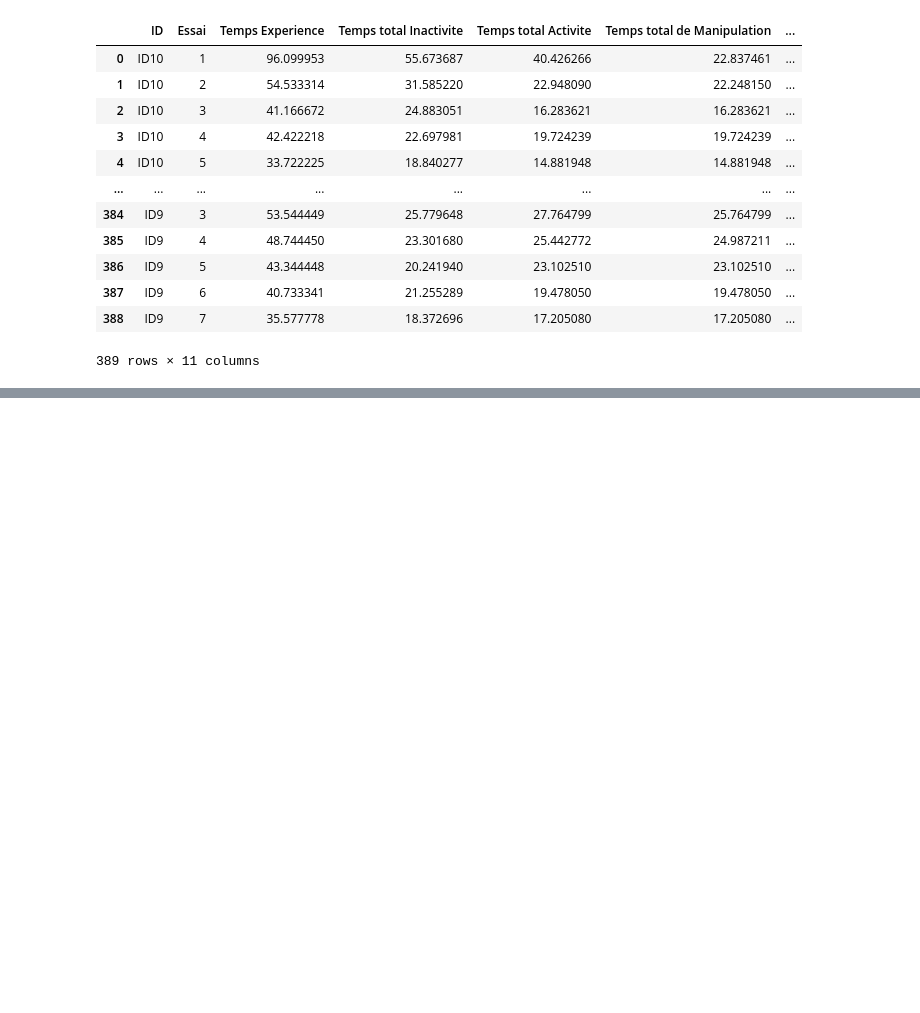
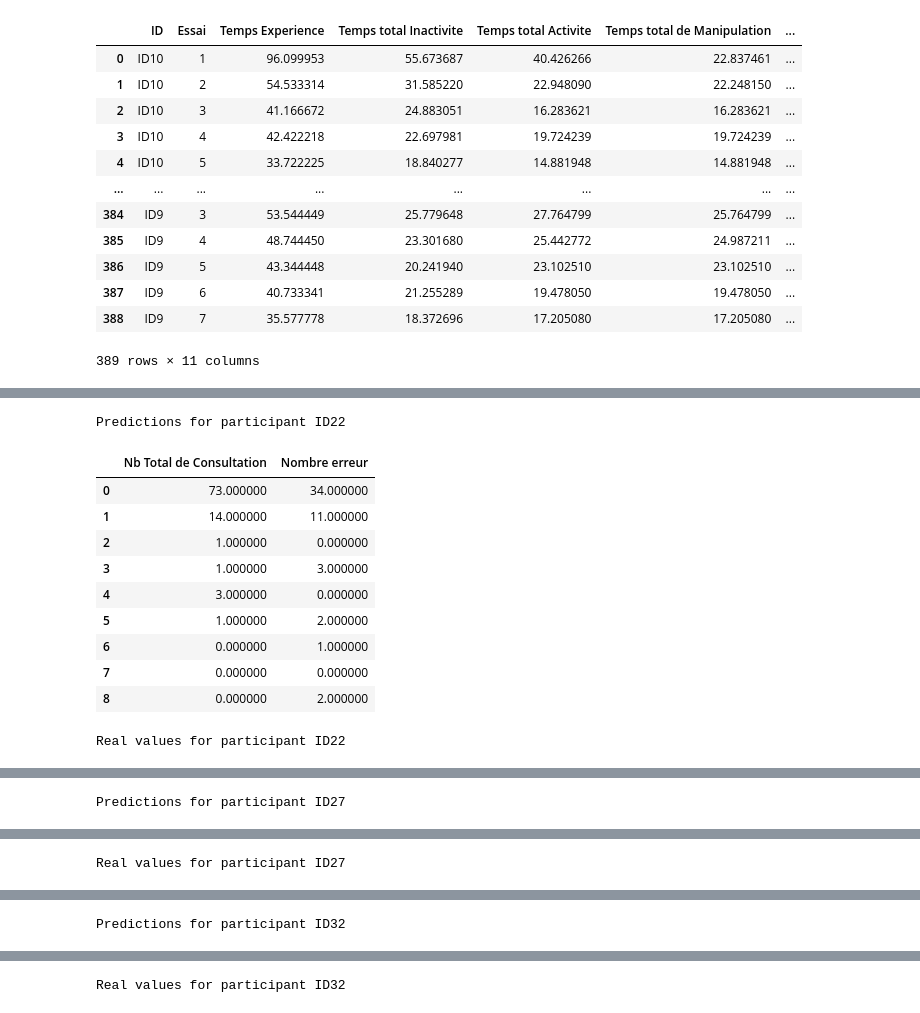
Before and after one commit to fabricioalves206/-human-learning-analytics, a Jupyter notebook: human-learning-analytics.ipynb, the cells around one changed output, grey strips where cells are left out. Cells and saved outputs as stored; diff of their text form; code cells hidden in the pictures; blank space fills up the shorter version.

Commit message:
regression linear and cross validation added

```diff
--- a/human-learning-analytics.ipynb
+++ b/human-learning-analytics.ipynb
@@ -20,0 +34,6 @@ df
+# %%
+features = ["Essai", "Temps Experience", "Temps total Inactivite", "Temps total Activite",
+            "Temps total de Manipulation", "Nbr Total de Manipulation",
+            "Temps Total Consultation Instruction"]
+
+targets = ["Nb Total de Consultation", "Nombre erreur"]
@@ -20,0 +124,10 @@ df
+# %%
+dummy_regressor = DummyRegressor(strategy='mean')
+dummy_regressor.fit(X_train, y_train)
+predictions_dummy = dummy_regressor.predict(X_test)
+
+mse_dummy = mean_squared_error(y_test, predictions_dummy)
+print(f"MSE Dummy Regressor : {mse_dummy}")
+mse = mean_squared_error(y_test, predictions)
+print(f"MSE with all attempts dataset: {mse}")
+print(f"Linear regression is {100 - np.trunc((mse/mse_dummy)*100)}% better than a Dummy Regression")
@@ -20,0 +140,48 @@ df
+# %%
+participants = df['ID'].unique()
+
+proportion_train = 0.8
+
+train_size = int(len(participants) * proportion_train)
+
+participants_train = np.random.choice(participants, size=train_size, replace=False)
+participants_test = [id for id in participants if id not in participants_train]
+
+print(f'Participants for training: {participants_train}')
+print(f'Participants for testing: {participants_test}')
+
+X_train = df[features][df["ID"].isin(participants_train)]
+y_train = df[targets][df["ID"].isin(participants_train)]
+
+X_test = []
+y_test = []
+
+mse_dummy = []
+mse = []
+model = LinearRegression()
+model.fit(X_train, y_train)
+
+for participant_test in participants_test:
+    X_test = df[features][df["ID"] == participant_test]
+    y_test = df[targets][df["ID"] == participant_test]
+
+    predictions = model.predict(X_test)
+    predictions[predictions < 1] = 0
+    predictions_round = np.floor(predictions)
+    df_predictions = pd.DataFrame(predictions_round, columns=targets)
+
+    display(df_predictions.style.set_caption(f'Predictions for participant {participant_test}'), y_test.style.set_caption(f'Real values for participant {participant_test}'))
+
+    dummy_regressor = DummyRegressor(strategy='mean')
+    dummy_regressor.fit(X_train, y_train)
+    predictions_dummy = dummy_regressor.predict(X_test)
+
+    mse_dummy.append(mean_squared_error(y_test, predictions_dummy))
+    mse.append(mean_squared_error(y_test, predictions))
+
+avg_mse = np.mean(mse)
+avg_mse_dummy = np.mean(mse_dummy)
+print(f"MSE Dummy Regressor : {avg_mse_dummy}")
+print(f"MSE with all attempts dataset: {avg_mse}")
+print(f"Linear regression is {100 - np.trunc((avg_mse/avg_mse_dummy)*100)}% better than a Dummy Regression")
+# %% [output]
@@ -20,0 +194,12 @@ df
+Predictions for participant ID22
+|  | Nb Total de Consultation | Nombre erreur |
+| 0 | 73.000000 | 34.000000 |
+| 1 | 14.000000 | 11.000000 |
+| 2 | 1.000000 | 0.000000 |
+| 3 | 1.000000 | 3.000000 |
+| 4 | 3.000000 | 0.000000 |
+| 5 | 1.000000 | 2.000000 |
+| 6 | 0.000000 | 1.000000 |
+| 7 | 0.000000 | 0.000000 |
+| 8 | 0.000000 | 2.000000 |
+Real values for participant ID22
@@ -20,0 +216 @@ df
+Predictions for participant ID27
@@ -20,0 +225 @@ df
+Real values for participant ID27
@@ -20,0 +234 @@ df
+Predictions for participant ID32
@@ -20,0 +242 @@ df
+Real values for participant ID32
```
Also changed, not shown: parts of 9 cells of this notebook.
